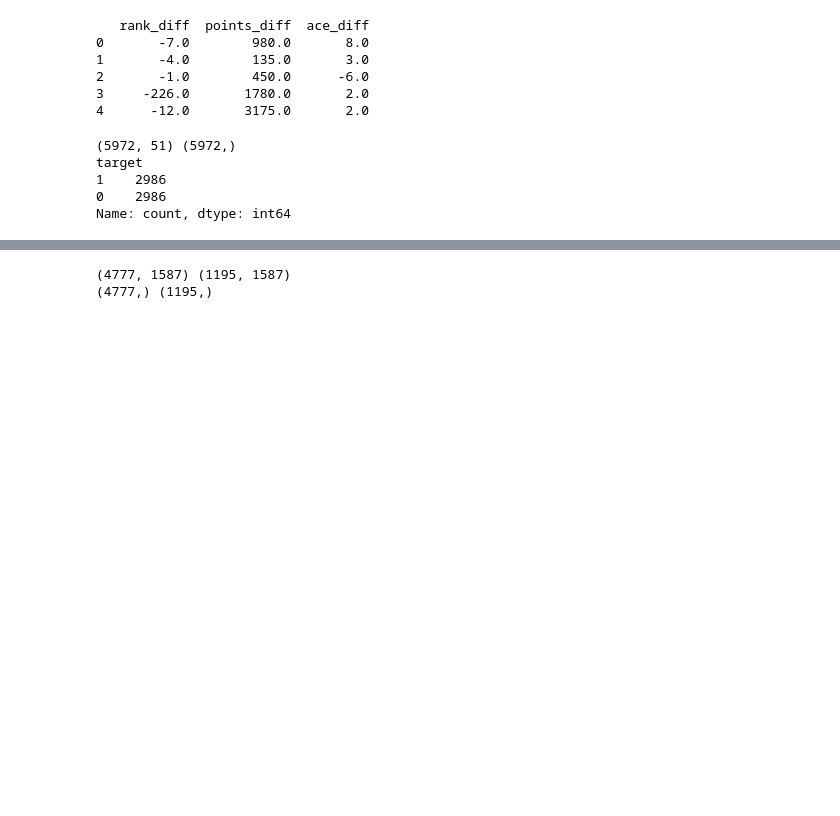
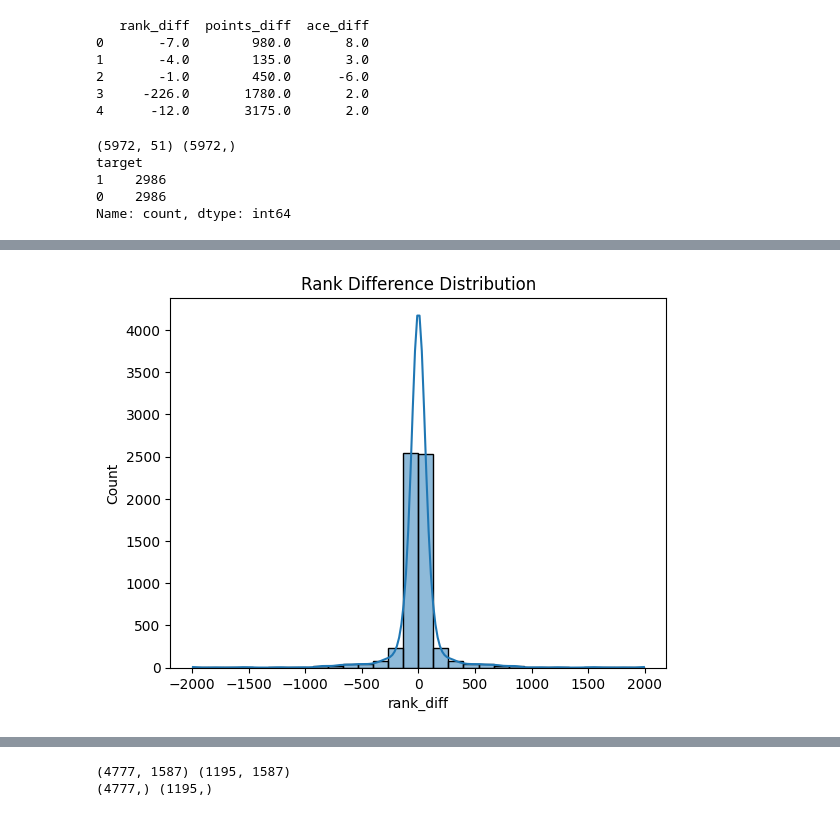
Before and after one commit to Repezel/Tennis_model, a Jupyter notebook: Untitled10.ipynb, the cells around one changed output, grey strips where cells are left out. Drawn from its saved outputs; the diff is of its cells as text; code cells hidden in the pictures; blank space fills up the shorter version.

```diff
--- a/Untitled10.ipynb
+++ b/Untitled10.ipynb
@@ -142,0 +152,6 @@ X = pd.get_dummies(X, drop_first=True)
+# %%
+sns.histplot(df["rank_diff"], bins=30, kde=True)
+plt.title("Rank Difference Distribution")
+plt.show()
+# %% [output]
+[figure, added]
```
Also changed, not shown: parts of 29 cells of this notebook.
